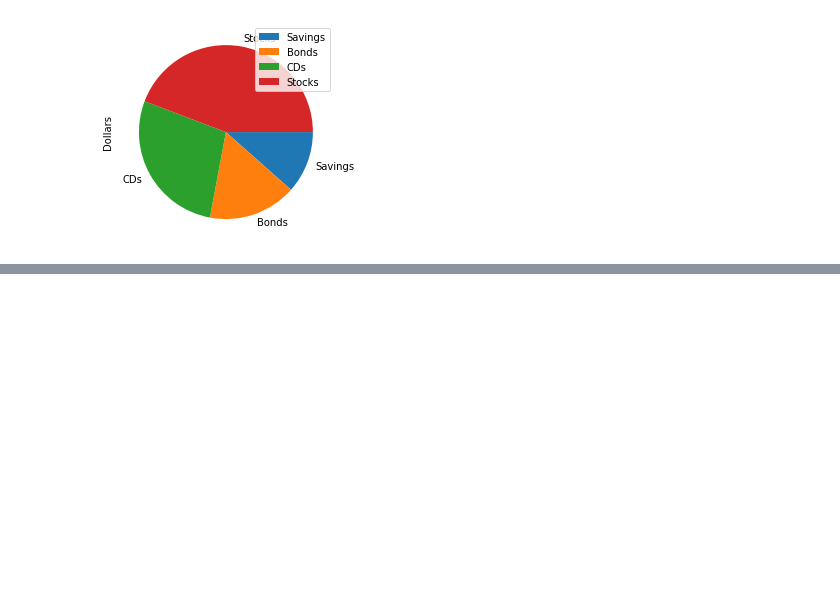
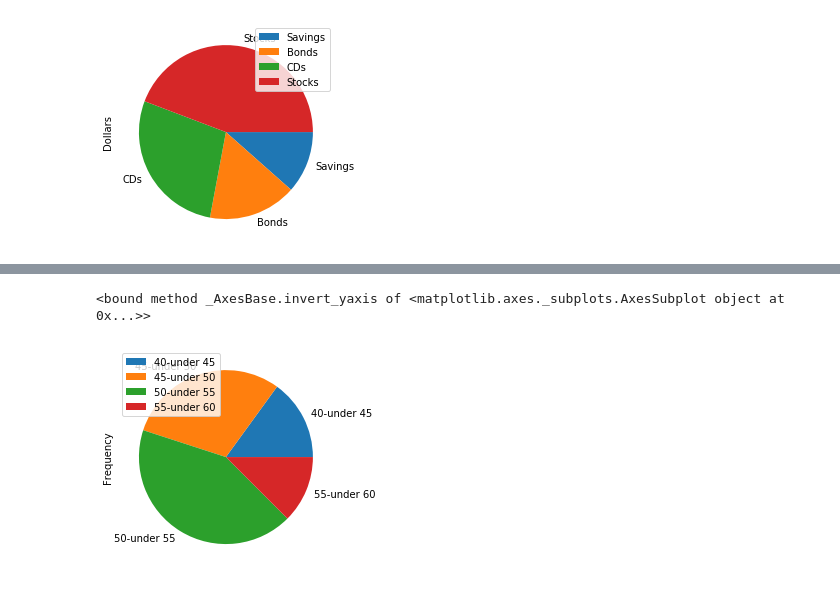
Before and after one commit to paulaonea/python-humongous-book-of-statistics, a Jupyter notebook: Chapter 1 - Displaying Descriptive Statistics.ipynb, the cells around one changed output, grey strips where cells are left out. Cells and saved outputs as stored; diff of their text form; code cells hidden in the pictures; blank space fills up the shorter version.

```diff
--- a/Chapter 1 - Displaying Descriptive Statistics.ipynb
+++ b/Chapter 1 - Displaying Descriptive Statistics.ipynb
@@ -356,0 +360,8 @@ chart13.invert_yaxis()
+# %%
+tmp = pd.DataFrame({'Frequency': [6, 12, 17, 5]},
+                           index = ['40-under 45', '45-under 50', '50-under 55', '55-under 60'])
+tmp.index.name = 'Daily High Tenperature'
+tmp.loc['Total'] = tmp.sum()
+tmp['Relative Frequency'] = tmp['Frequency'] / tmp.loc['Total', 'Frequency']
+tmp['Central Angle'] = tmp['Relative Frequency'] * 360
+tmp
@@ -356,0 +376,6 @@ chart13.invert_yaxis()
+# %%
+chart14 = tmp[:-1].plot.pie(y='Frequency')
+chart14.invert_yaxis
+# %% [output]
+<bound method _AxesBase.invert_yaxis of <matplotlib.axes._subplots.AxesSubplot object at 0x...>>
+[figure, added]
```
Also changed, not shown: parts of 2 cells of this notebook.
